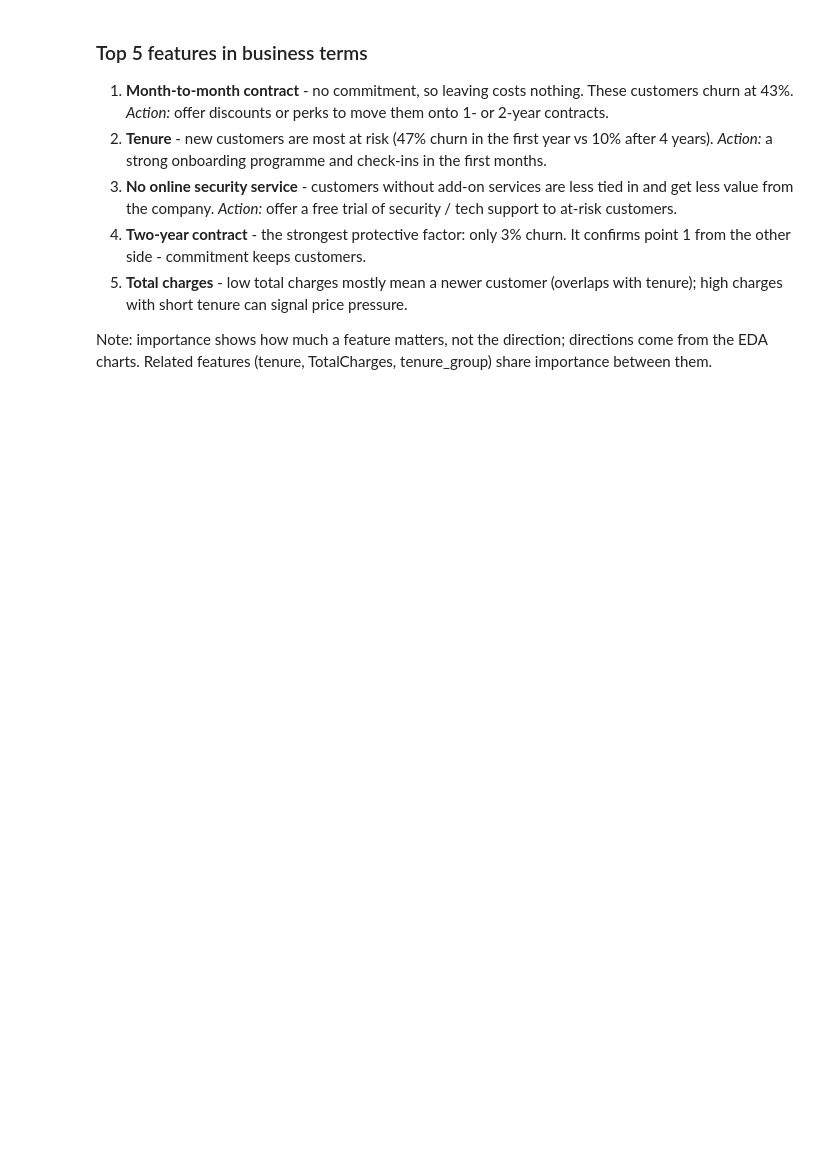
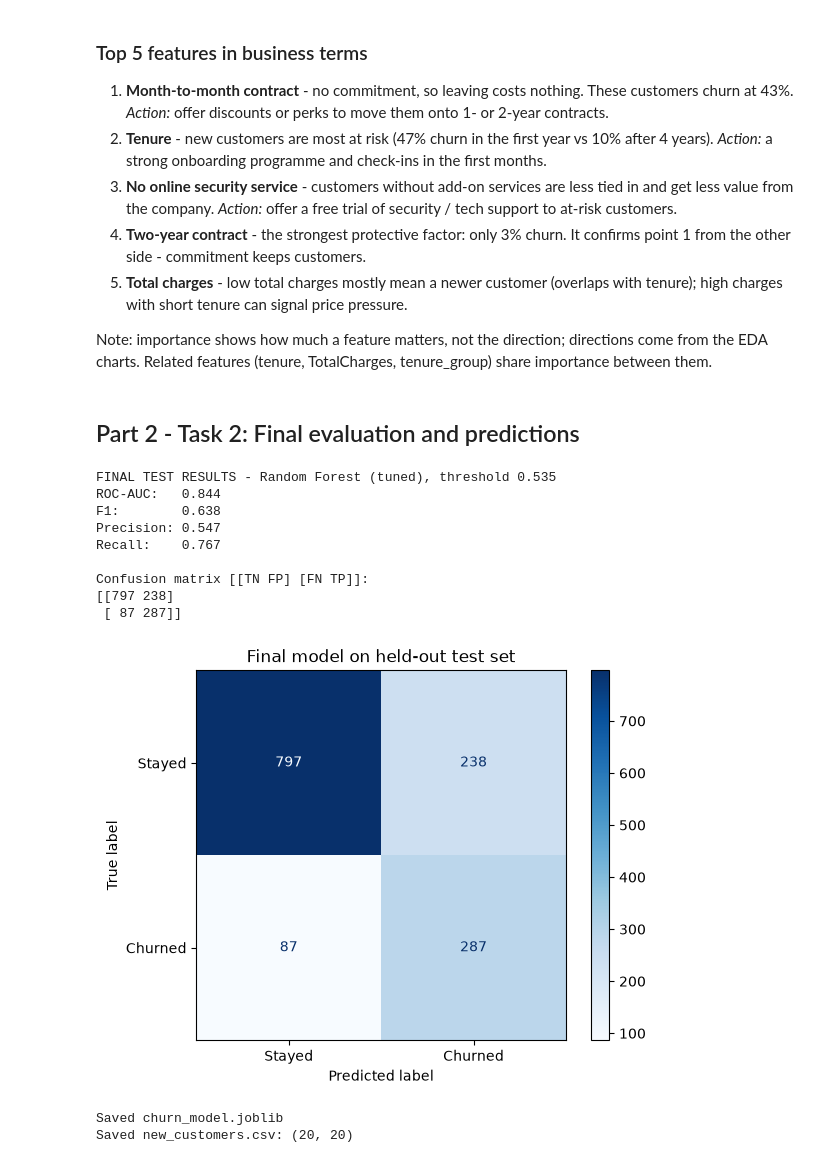
Before and after one commit to abineshs-arch/churn-prediction, a Jupyter notebook: churn.ipynb, the cells around one changed output. Drawn from its saved outputs; the diff is of its cells as text; code cells hidden in the pictures; blank space fills up the shorter version.

Commit message:
Part 2 task 2: test evaluation, saved model, predict_new.py, predictions and report

```diff
--- a/churn.ipynb
+++ b/churn.ipynb
@@ -471,3 +471,52 @@ Calling the riskiest 36% of customers reaches 75% of all churners - about twice
 5. **Total charges** - low total charges mostly mean a newer customer (overlaps with tenure); high charges with short tenure can signal price pressure.
 
 Note: importance shows how much a feature matters, not the direction; directions come from the EDA charts. Related features (tenure, TotalCharges, tenure_group) share importance between them.
+# %% [markdown]
+## Part 2 - Task 2: Final evaluation and predictions
+# %%
+from sklearn.metrics import ConfusionMatrixDisplay
+
+X_test = test_fe.drop(columns="Churn")
+y_test = test_fe["Churn"]
+
+test_proba = best_pipe.predict_proba(X_test)[:, 1]          # used ONCE
+test_pred  = (test_proba >= best_threshold).astype(int)
+
+print(f"FINAL TEST RESULTS - {chosen_name}, threshold {best_threshold:.3f}")
+print(f"ROC-AUC:   {roc_auc_score(y_test, test_proba):.3f}")
+print(f"F1:        {f1_score(y_test, test_pred):.3f}")
+print(f"Precision: {precision_score(y_test, test_pred):.3f}")
+print(f"Recall:    {recall_score(y_test, test_pred):.3f}")
+
+cm = confusion_matrix(y_test, test_pred)
+print("\nConfusion matrix [[TN FP] [FN TP]]:")
+print(cm)
+
+ConfusionMatrixDisplay(cm, display_labels=["Stayed", "Churned"]).plot(cmap="Blues")
+plt.title("Final model on held-out test set")
+plt.savefig("test_confusion_matrix.png", dpi=150, bbox_inches="tight")
+plt.show()
+# %% [output]
+FINAL TEST RESULTS - Random Forest (tuned), threshold 0.535
+ROC-AUC:   0.844
+F1:        0.638
+Precision: 0.547
+Recall:    0.767
+
+Confusion matrix [[TN FP] [FN TP]]:
+[[797 238]
+ [ 87 287]]
+[figure, added]
+# %%
+import joblib
+
+joblib.dump({"model": best_pipe, "threshold": float(best_threshold)}, "churn_model.joblib")
+print("Saved churn_model.joblib")
+
+raw = pd.read_csv("telco_churn.csv")
+new_customers = raw.loc[test_df.index[:20]].drop(columns="Churn")
+new_customers.to_csv("new_customers.csv", index=False)
+print("Saved new_customers.csv:", new_customers.shape)
+# %% [output]
+Saved churn_model.joblib
+Saved new_customers.csv: (20, 20)
```
Also changed, not shown: parts of 2 cells of this notebook, 6 other files.
